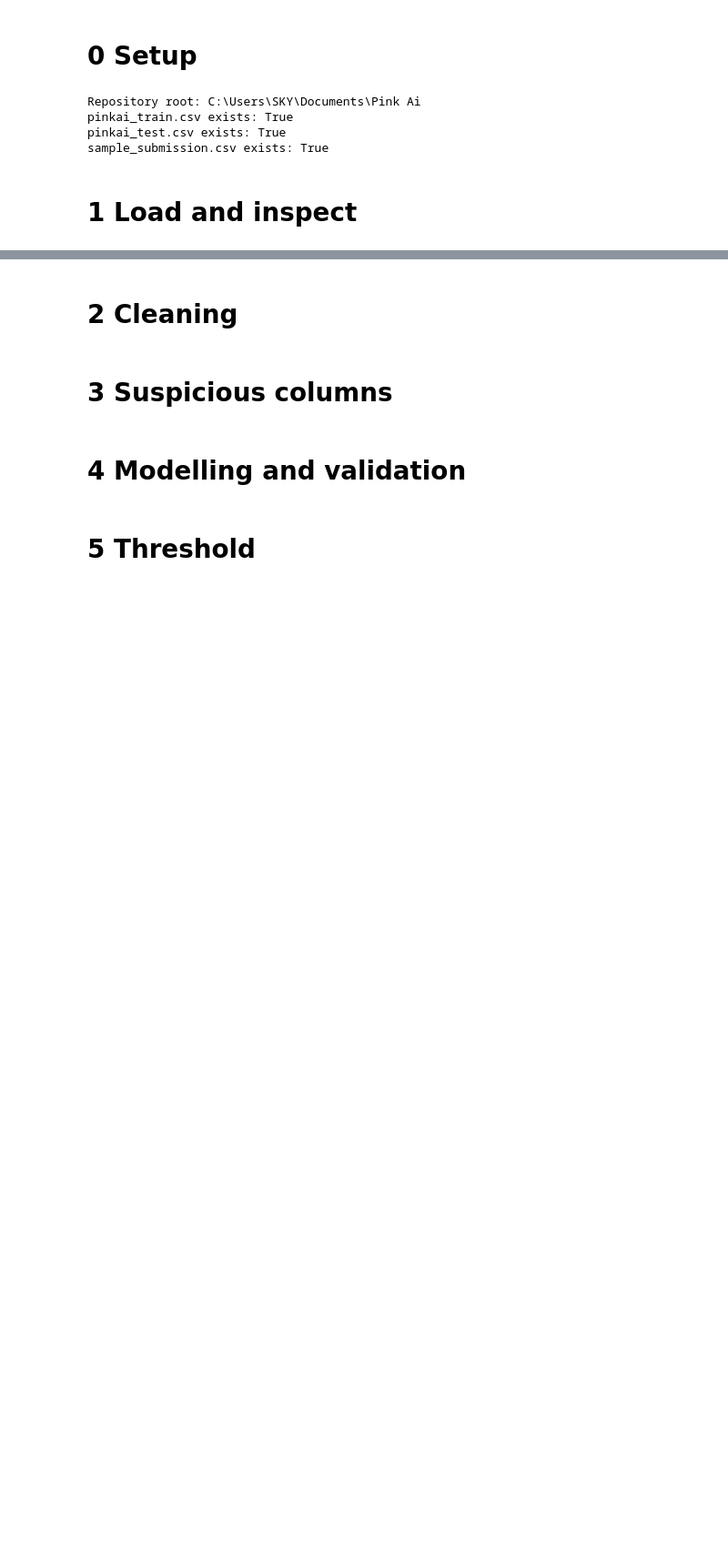
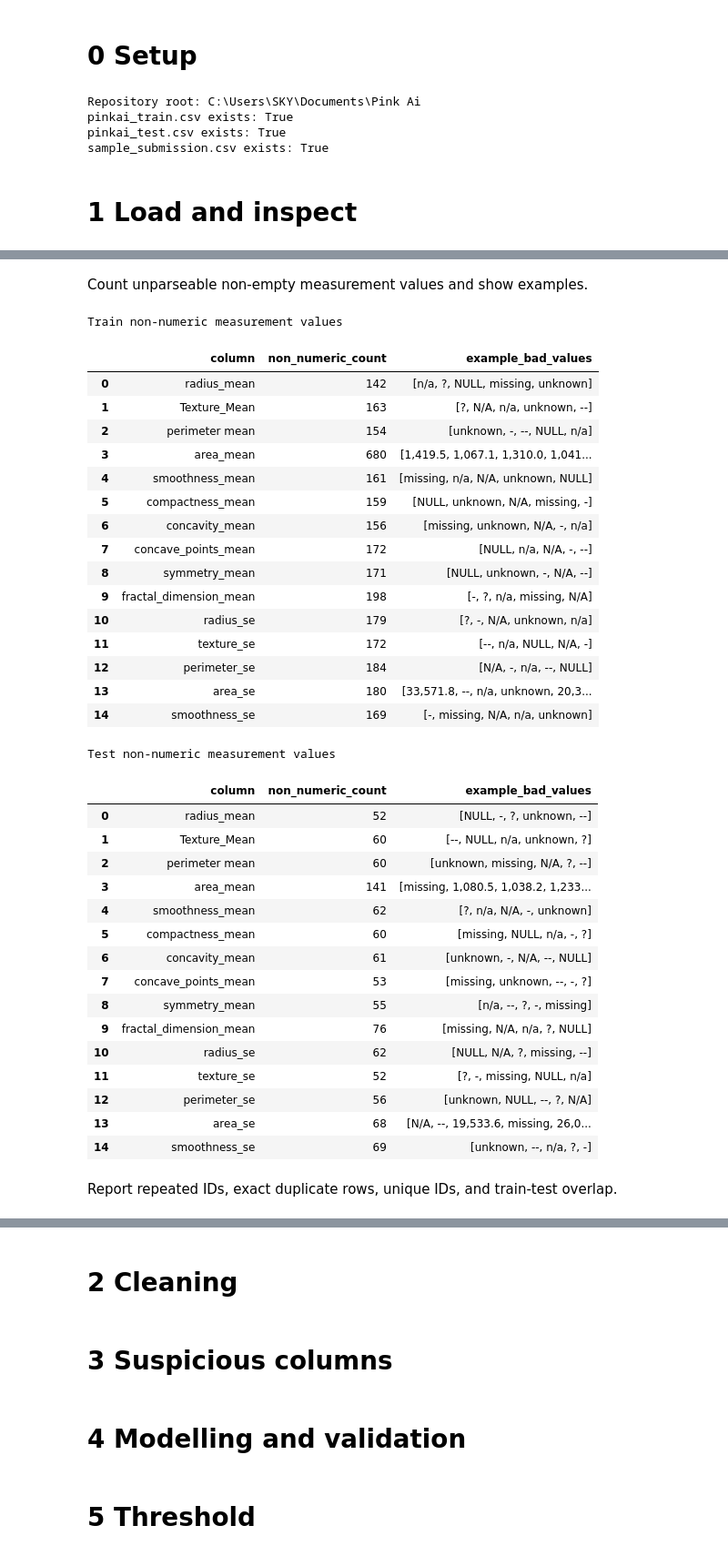
Before and after one commit to JHT127/pink-ai-hackathon, a Jupyter notebook: notebooks/main.ipynb, the cells around one changed output, grey strips where cells are left out. Shown at 91% size. Cells and saved outputs as stored; diff of their text form; code cells hidden in the pictures; blank space fills up the shorter version.

```diff
--- a/notebooks/main.ipynb
+++ b/notebooks/main.ipynb
@@ -23,0 +184,44 @@ sample_submission.csv exists: True
+# %% [markdown]
+Count unparseable non-empty measurement values and show examples.
+# %%
+print("Train non-numeric measurement values")
+display(non_numeric_cells(train, measurement_cols).head(15))
+print("Test non-numeric measurement values")
+display(non_numeric_cells(test, measurement_cols).head(15))
+# %% [output]
+Train non-numeric measurement values
+|  | column | non_numeric_count | example_bad_values |
+| 0 | radius_mean | 142 | [n/a, ?, NULL, missing, unknown] |
+| 1 | Texture_Mean | 163 | [?, N/A, n/a, unknown, --] |
+| 2 | perimeter mean | 154 | [unknown, -, --, NULL, n/a] |
+| 3 | area_mean | 680 | [1,419.5, 1,067.1, 1,310.0, 1,041... |
+| 4 | smoothness_mean | 161 | [missing, n/a, N/A, unknown, NULL] |
+| 5 | compactness_mean | 159 | [NULL, unknown, N/A, missing, -] |
+| 6 | concavity_mean | 156 | [missing, unknown, N/A, -, n/a] |
+| 7 | concave_points_mean | 172 | [NULL, n/a, N/A, -, --] |
+| 8 | symmetry_mean | 171 | [NULL, unknown, -, N/A, --] |
+| 9 | fractal_dimension_mean | 198 | [-, ?, n/a, missing, N/A] |
+| 10 | radius_se | 179 | [?, -, N/A, unknown, n/a] |
+| 11 | texture_se | 172 | [--, n/a, NULL, N/A, -] |
+| 12 | perimeter_se | 184 | [N/A, -, n/a, --, NULL] |
+| 13 | area_se | 180 | [33,571.8, --, n/a, unknown, 20,3... |
+| 14 | smoothness_se | 169 | [-, missing, N/A, n/a, unknown] |
+Test non-numeric measurement values
+|  | column | non_numeric_count | example_bad_values |
+| 0 | radius_mean | 52 | [NULL, -, ?, unknown, --] |
+| 1 | Texture_Mean | 60 | [--, NULL, n/a, unknown, ?] |
+| 2 | perimeter mean | 60 | [unknown, missing, N/A, ?, --] |
+| 3 | area_mean | 141 | [missing, 1,080.5, 1,038.2, 1,233... |
+| 4 | smoothness_mean | 62 | [?, n/a, N/A, -, unknown] |
+| 5 | compactness_mean | 60 | [missing, NULL, n/a, -, ?] |
+| 6 | concavity_mean | 61 | [unknown, -, N/A, --, NULL] |
+| 7 | concave_points_mean | 53 | [missing, unknown, --, -, ?] |
+| 8 | symmetry_mean | 55 | [n/a, --, ?, -, missing] |
+| 9 | fractal_dimension_mean | 76 | [missing, N/A, n/a, ?, NULL] |
+| 10 | radius_se | 62 | [NULL, N/A, ?, missing, --] |
+| 11 | texture_se | 52 | [?, -, missing, NULL, n/a] |
+| 12 | perimeter_se | 56 | [unknown, NULL, --, ?, N/A] |
+| 13 | area_se | 68 | [N/A, --, 19,533.6, missing, 26,0... |
+| 14 | smoothness_se | 69 | [unknown, --, n/a, ?, -] |
+# %% [markdown]
+Report repeated IDs, exact duplicate rows, unique IDs, and train-test overlap.
```
Also changed, not shown: parts of 20 cells of this notebook, 3 other files.
